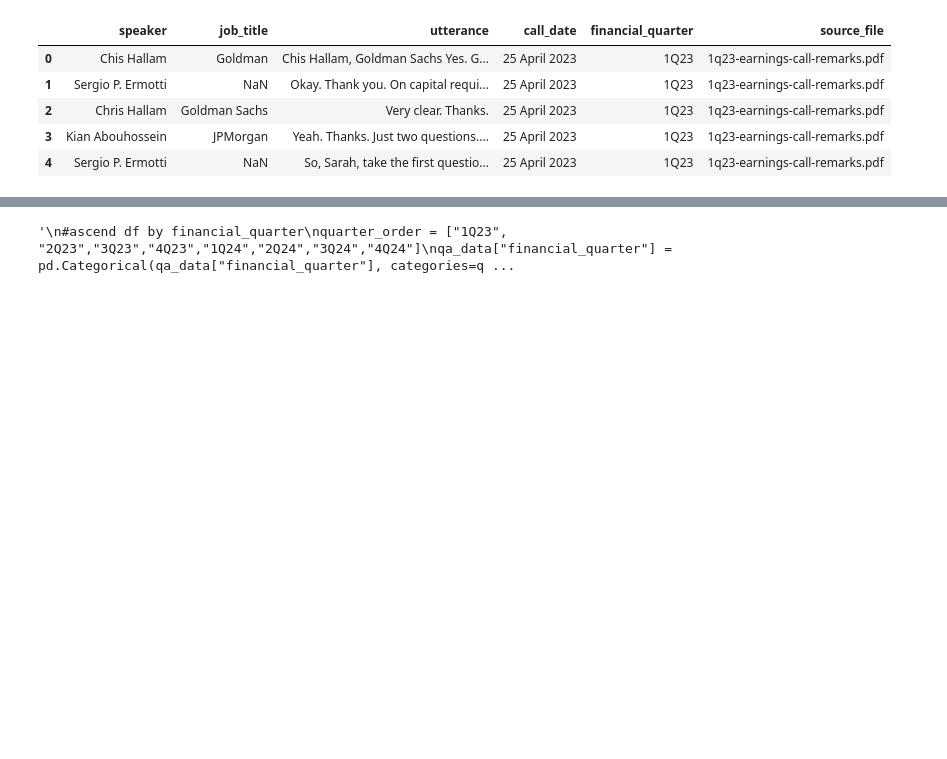
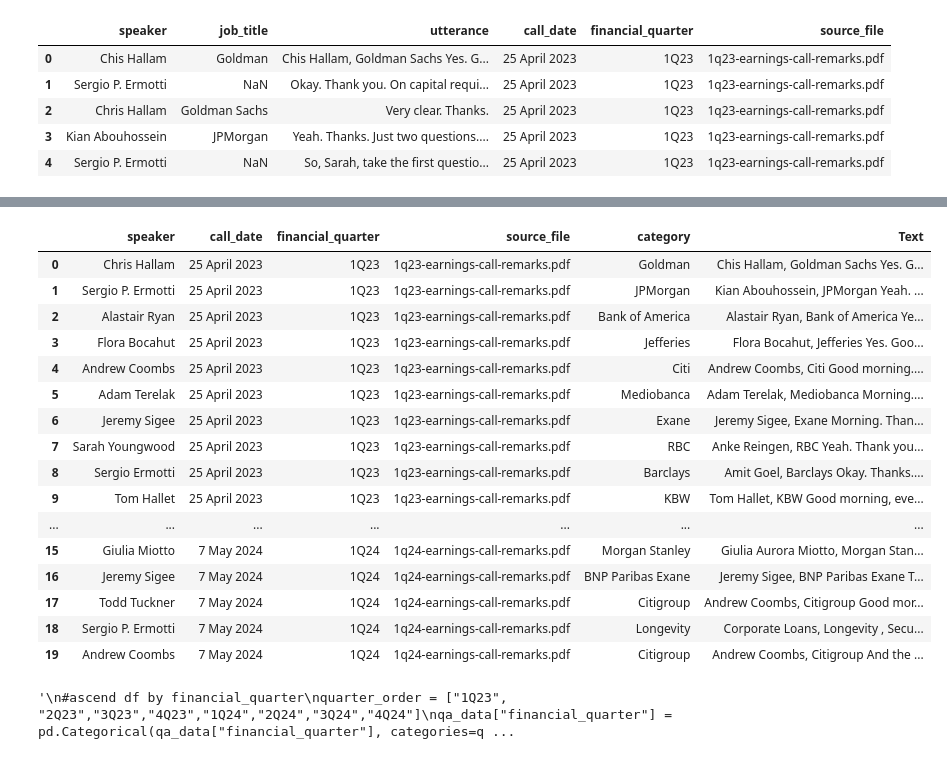
Before and after one commit to sheldonkemper/bank_of_england, a Jupyter notebook: notebooks/processed/ct_preprocessing_ubs_original.ipynb, the cells around one changed output, grey strips where cells are left out. Cells and saved outputs as stored; diff of their text form; code cells hidden in the pictures; blank space fills up the shorter version.

```diff
--- a/notebooks/processed/ct_preprocessing_ubs_original.ipynb
+++ b/notebooks/processed/ct_preprocessing_ubs_original.ipynb
@@ -379,3 +400,25 @@ qa_data.head(20)
+# %%
+filtered_data.reset_index(drop=True, inplace=True)
+# %%
+filtered_data.head(20)
+# %% [output]
+|  | speaker | call_date | financial_quarter | source_file | category | Text |
+| 0 | Chris Hallam | 25 April 2023 | 1Q23 | 1q23-earnings-call-remarks.pdf | Goldman | Chis Hallam, Goldman Sachs Yes. G... |
+| 1 | Sergio P. Ermotti | 25 April 2023 | 1Q23 | 1q23-earnings-call-remarks.pdf | JPMorgan | Kian Abouhossein, JPMorgan Yeah. ... |
+| 2 | Alastair Ryan | 25 April 2023 | 1Q23 | 1q23-earnings-call-remarks.pdf | Bank of America | Alastair Ryan, Bank of America Ye... |
+| 3 | Flora Bocahut | 25 April 2023 | 1Q23 | 1q23-earnings-call-remarks.pdf | Jefferies | Flora Bocahut, Jefferies Yes. Goo... |
+| 4 | Andrew Coombs | 25 April 2023 | 1Q23 | 1q23-earnings-call-remarks.pdf | Citi | Andrew Coombs, Citi Good morning.... |
+| 5 | Adam Terelak | 25 April 2023 | 1Q23 | 1q23-earnings-call-remarks.pdf | Mediobanca | Adam Terelak, Mediobanca Morning.... |
+| 6 | Jeremy Sigee | 25 April 2023 | 1Q23 | 1q23-earnings-call-remarks.pdf | Exane | Jeremy Sigee, Exane Morning. Than... |
+| 7 | Sarah Youngwood | 25 April 2023 | 1Q23 | 1q23-earnings-call-remarks.pdf | RBC | Anke Reingen, RBC Yeah. Thank you... |
+| 8 | Sergio Ermotti | 25 April 2023 | 1Q23 | 1q23-earnings-call-remarks.pdf | Barclays | Amit Goel, Barclays Okay. Thanks.... |
+| 9 | Tom Hallet | 25 April 2023 | 1Q23 | 1q23-earnings-call-remarks.pdf | KBW | Tom Hallet, KBW Good morning, eve... |
+| ... | ... | ... | ... | ... | ... | ... |
+| 15 | Giulia Miotto | 7 May 2024 | 1Q24 | 1q24-earnings-call-remarks.pdf | Morgan Stanley | Giulia Aurora Miotto, Morgan Stan... |
+| 16 | Jeremy Sigee | 7 May 2024 | 1Q24 | 1q24-earnings-call-remarks.pdf | BNP Paribas Exane | Jeremy Sigee, BNP Paribas Exane T... |
+| 17 | Todd Tuckner | 7 May 2024 | 1Q24 | 1q24-earnings-call-remarks.pdf | Citigroup | Andrew Coombs, Citigroup Good mor... |
+| 18 | Sergio P. Ermotti | 7 May 2024 | 1Q24 | 1q24-earnings-call-remarks.pdf | Longevity | Corporate Loans, Longevity , Secu... |
+| 19 | Andrew Coombs | 7 May 2024 | 1Q24 | 1q24-earnings-call-remarks.pdf | Citigroup | Andrew Coombs, Citigroup And the ... |
 # %%
 qa_data.to_csv("/content/ubs_qna_section.csv", index=False)
 # %%
```
Also changed, not shown: parts of 6 cells of this notebook.
